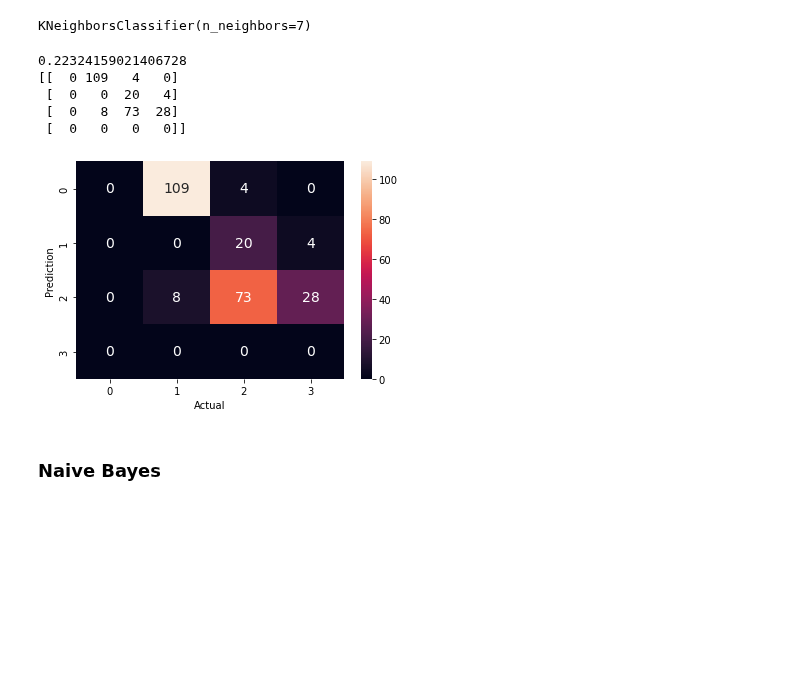
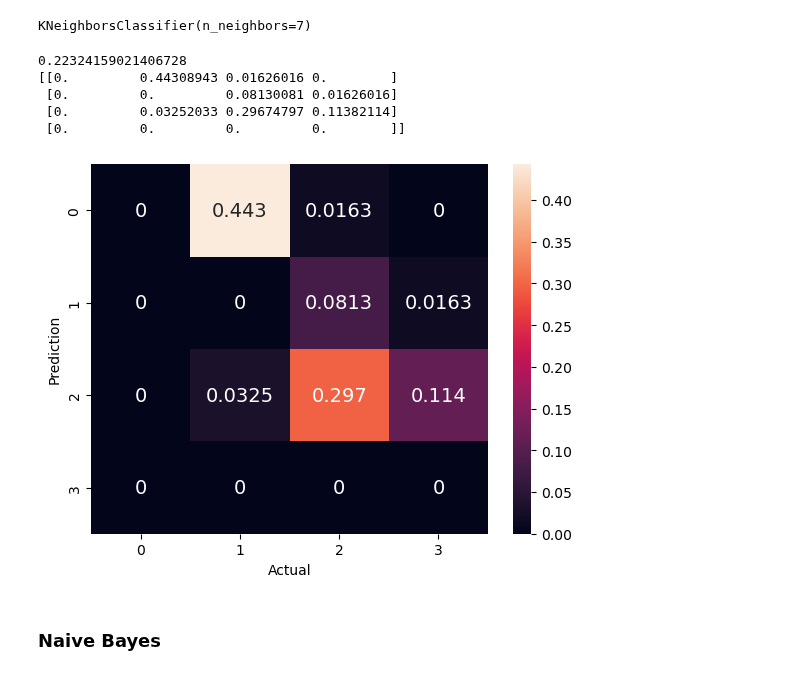
Before and after one commit to elifKurtay/ML_Sleep_Stages_Project, a Jupyter notebook: scripts/MLModels.ipynb, the cells around one changed output. Drawn from its saved outputs; the diff is of its cells as text; code cells hidden in the pictures; blank space fills up the shorter version.

Commit message:
Normalized Confusion Matrix + Overall balanced accuracy

```diff
--- a/scripts/MLModels.ipynb
+++ b/scripts/MLModels.ipynb
@@ -59,17 +60,17 @@ preds = knn_classifier.predict(x_te)
 # %%
 # Accuracy score
 print(balanced_accuracy_score( y_te, preds))
 
 # Confusion Matrix and Classification Report
-plot_conf_matrix(preds, y_te)
+plot_conf_matrix(preds, y_te, normalize = True)
 # print(classification_report( y_te, preds))
 # %% [output]
 0.22324159021406728
-[[  0 109   4   0]
- [  0   0  20   4]
- [  0   8  73  28]
- [  0   0   0   0]]
+[[0.         0.44308943 0.01626016 0.        ]
+ [0.         0.         0.08130081 0.01626016]
+ [0.         0.03252033 0.29674797 0.11382114]
+ [0.         0.         0.         0.        ]]
-[figure, old version]
+[figure, new version]
 # %% [markdown]
 ### Naive Bayes
 # %%
```
Also changed, not shown: parts of 5 cells of this notebook, 2 other files.
